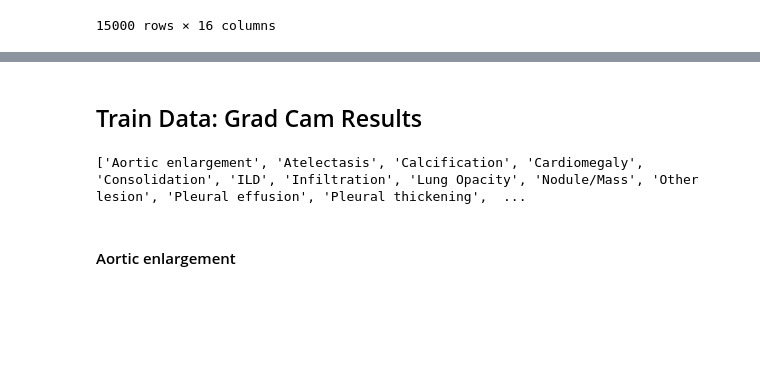
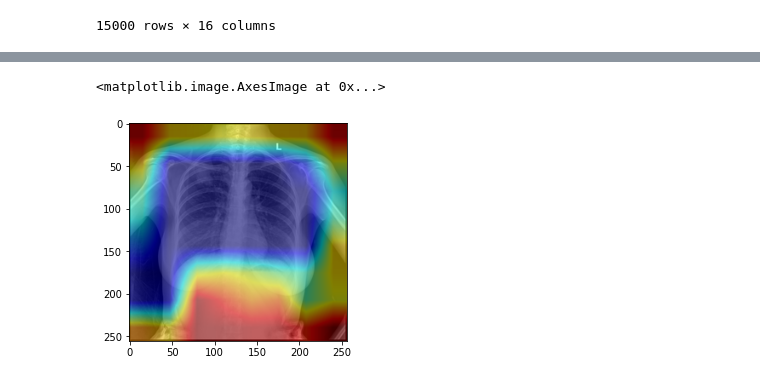
Before and after one commit to akansh12/Vin-ChestXR-Abnormality-detection, a Jupyter notebook: Notebooks/14_class/GradCam.ipynb, the cells around one changed output, grey strips where cells are left out. Saved outputs shown, nothing was run; the diff lists cells and outputs as text; code cells hidden in the pictures; blank space fills up the shorter version.

```diff
--- a/Notebooks/14_class/GradCam.ipynb
+++ b/Notebooks/14_class/GradCam.ipynb
@@ -197,8 +163,0 @@ view_with_annot('ffeffc54594debf3716d6fcd2402a99f', bbox_train)
-# %% [markdown]
-## Train Data: Grad Cam Results
-# %%
-print(classes)
-# %% [output]
-['Aortic enlargement', 'Atelectasis', 'Calcification', 'Cardiomegaly', 'Consolidation', 'ILD', 'Infiltration', 'Lung Opacity', 'Nodule/Mass', 'Other lesion', 'Pleural effusion', 'Pleural thickening',  ...
-# %% [markdown]
-#### Aortic enlargement
@@ -206,0 +164,23 @@ arotic = np.random.choice(train_label[train_label['Aortic enlargement'] == 1]['i
+# %%
+input_tensor, ann = img2tensor('0005e8e3701dfb1dd93d53e2ff537b6e')
+rgb_img = read_img('0005e8e3701dfb1dd93d53e2ff537b6e')
+
+cam = GradCAM(model=model, target_layers=target_layers, use_cuda=False)
+
+### select category
+category = 1
+
+''' ['Aortic enlargement',
+'Atelectasis','Calcification', 'Cardiomegaly',
+'Consolidation','ILD', 'Infiltration','Lung Opacity',
+'Nodule/Mass','Other lesion', 'Pleural effusion',
+'Pleural thickening', 'Pneumothorax',
+       'Pulmonary fibrosis', 'No finding'] '''
+
+grayscale_cam = cam(input_tensor=input_tensor, target_category=category)
+grayscale_cam = grayscale_cam[0, :]
+visualization = show_cam_on_image(rgb_img, grayscale_cam, use_rgb=True)
+plt.imshow(visualization)
+# %% [output]
+<matplotlib.image.AxesImage at 0x...>
+[figure, added]
```
Also changed, not shown: parts of 19 cells of this notebook, 2 other files.
